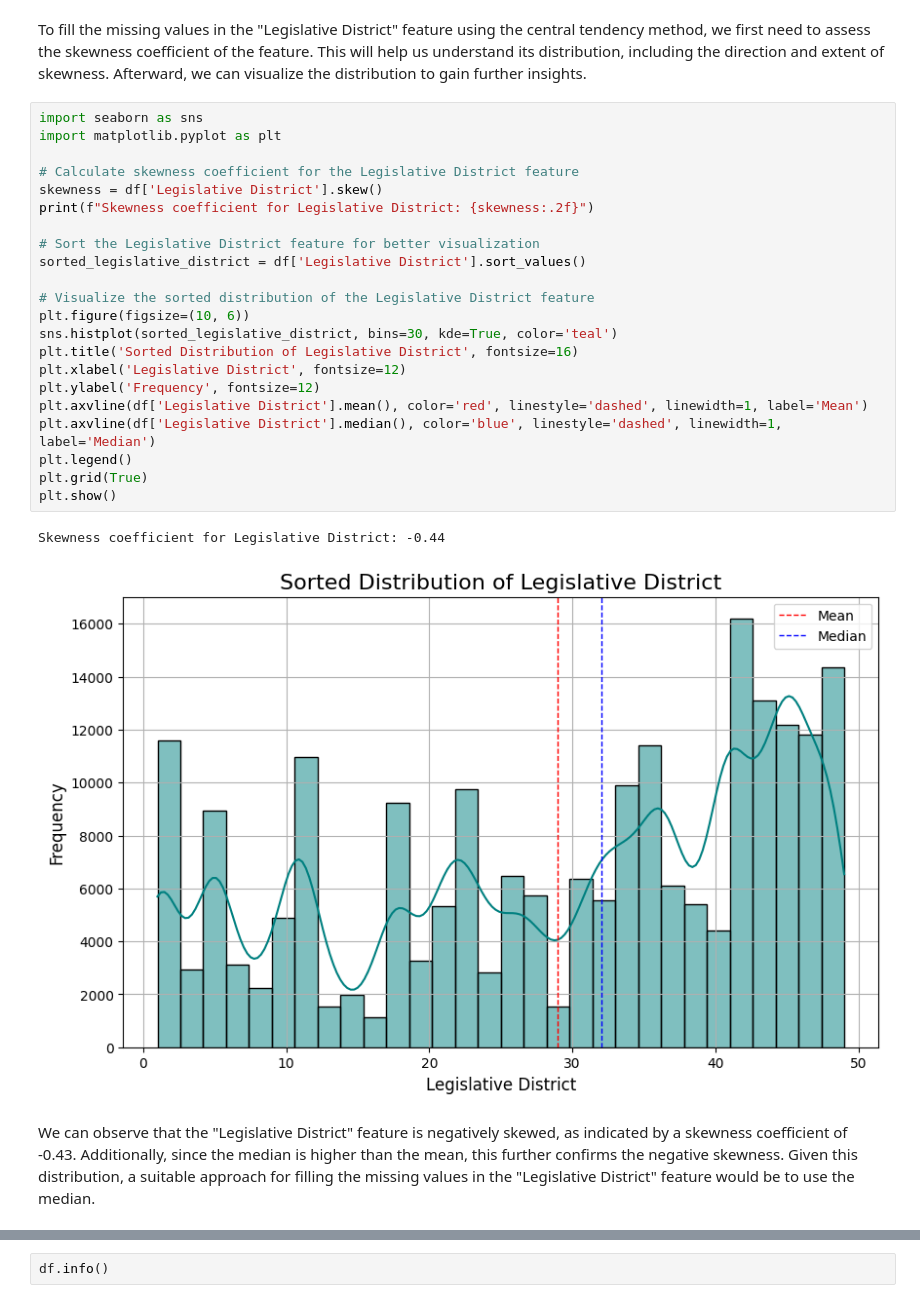
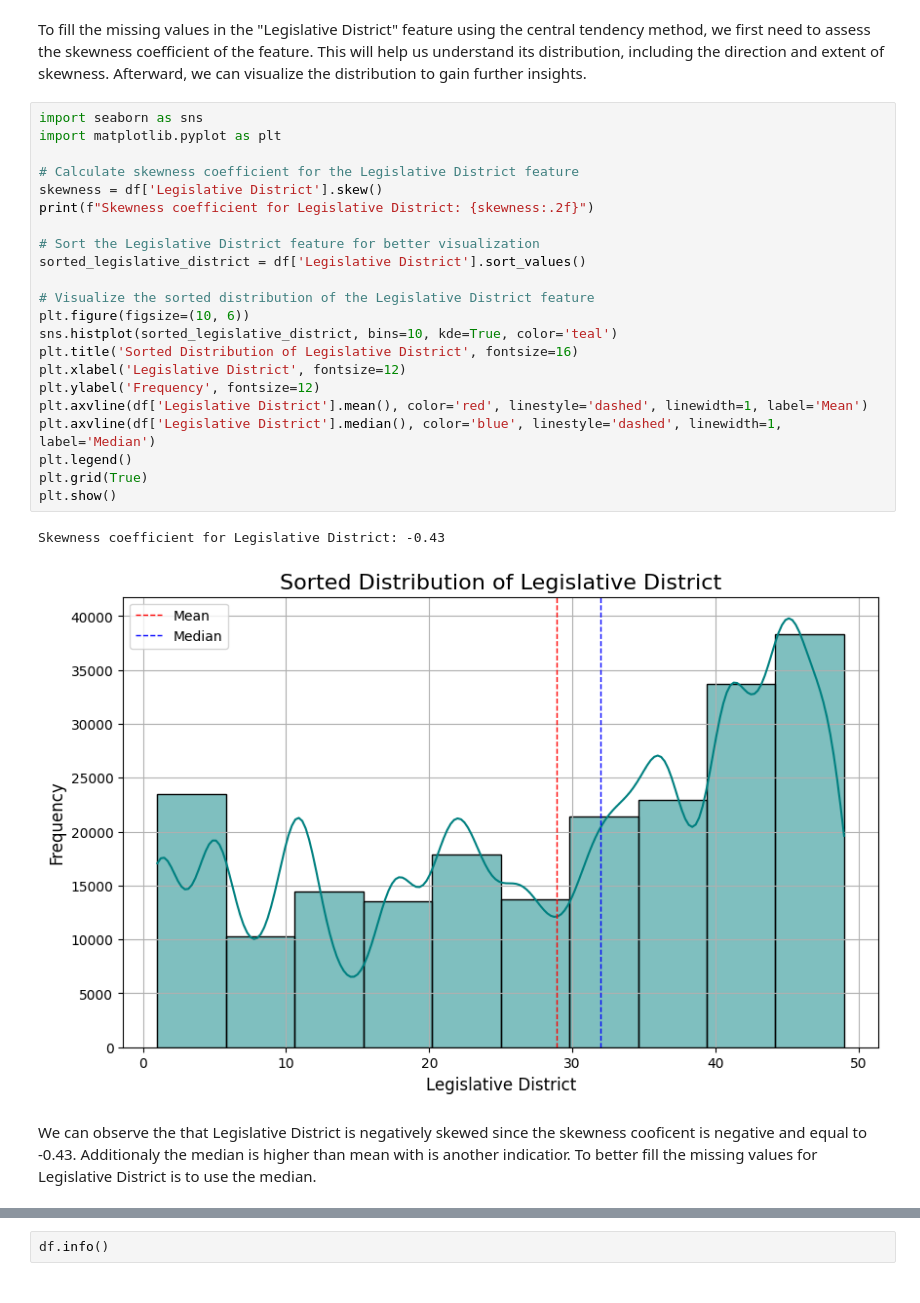
Before and after one commit to jaouni24/Preprocessing-for-Electric-Vehicle-Population-Dataset, a Jupyter notebook: Assiment_1_Machine_Learning.ipynb, the cells around one changed output, grey strips where cells are left out. Cells and saved outputs as stored; diff of their text form.

```diff
--- a/Assiment_1_Machine_Learning.ipynb
+++ b/Assiment_1_Machine_Learning.ipynb
@@ -225,27 +214,27 @@ To fill the missing values in the "Legislative District" feature using the centr
 # %%
 import seaborn as sns
 import matplotlib.pyplot as plt
 
 # Calculate skewness coefficient for the Legislative District feature
 skewness = df['Legislative District'].skew()
 print(f"Skewness coefficient for Legislative District: {skewness:.2f}")
 
 # Sort the Legislative District feature for better visualization
 sorted_legislative_district = df['Legislative District'].sort_values()
 
 # Visualize the sorted distribution of the Legislative District feature
 plt.figure(figsize=(10, 6))
-sns.histplot(sorted_legislative_district, bins=30, kde=True, color='teal')
+sns.histplot(sorted_legislative_district, bins=10, kde=True, color='teal')
 plt.title('Sorted Distribution of Legislative District', fontsize=16)
 plt.xlabel('Legislative District', fontsize=12)
 plt.ylabel('Frequency', fontsize=12)
 plt.axvline(df['Legislative District'].mean(), color='red', linestyle='dashed', linewidth=1, label='Mean')
 plt.axvline(df['Legislative District'].median(), color='blue', linestyle='dashed', linewidth=1, label='Median')
 plt.legend()
 plt.grid(True)
 plt.show()
 # %% [output]
-Skewness coefficient for Legislative District: -0.44
+Skewness coefficient for Legislative District: -0.43
-[figure, old version]
+[figure, new version]
 # %% [markdown]
-We can observe that the "Legislative District" feature is negatively skewed, as indicated by a skewness coefficient of -0.43. Additionally, since the median is higher than the mean, this further confirms the negative skewness. Given this distribution, a suitable approach for filling the missing values in the "Legislative District" feature would be to use the median.
+We can observe the that Legislative District is negatively skewed since the skewness cooficent is negative and equal to -0.43. Additionaly the median is higher than mean with is another indicatior. To better fill the missing values for Legislative District is to use the median.
```
Also changed, not shown: parts of 49 cells of this notebook.
